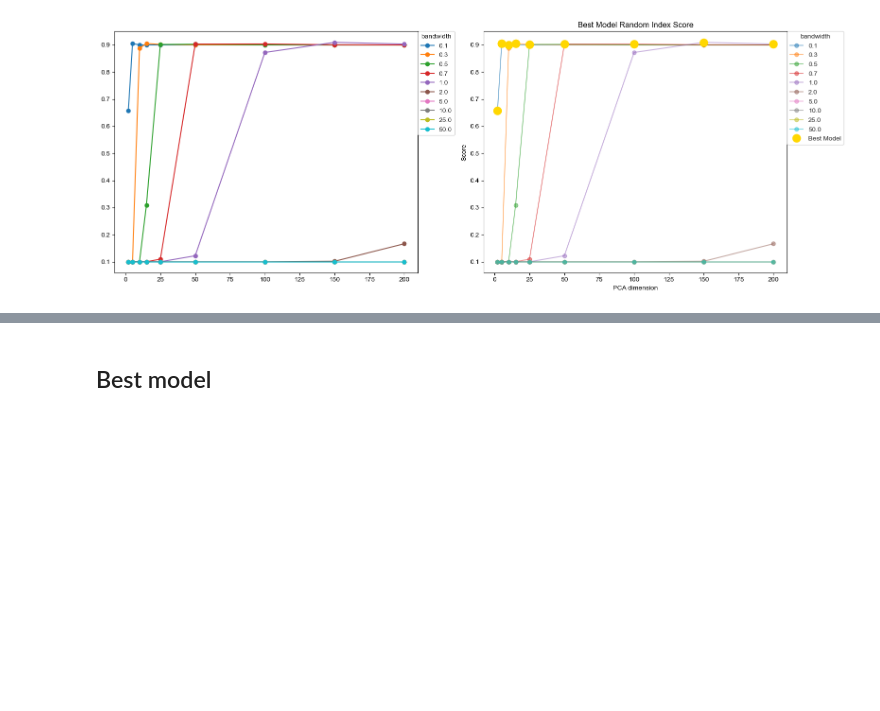
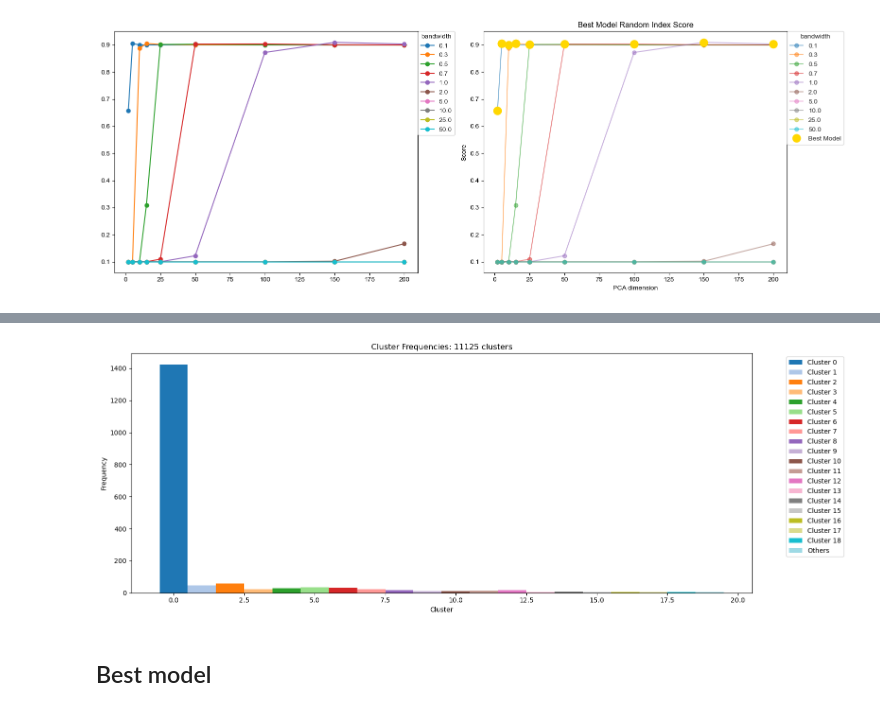
Before and after one commit to RuieX/clustering, a Jupyter notebook: src/notebooks/mean_shift.ipynb, the cells around one changed output, grey strips where cells are left out. Cells and saved outputs as stored; diff of their text form; code cells hidden in the pictures; blank space fills up the shorter version.

```diff
--- a/src/notebooks/mean_shift.ipynb
+++ b/src/notebooks/mean_shift.ipynb
@@ -201,3 +101,9 @@ mean_shift_evaluation.plot_time_with_highlight(save=True)
+# %%
+from src.models.clustering import plot_cluster_frequencies
+
+plot_cluster_frequencies(data=data, model_name=mean_shift_evaluation.model_name, best_model_info=mean_shift_evaluation.best_model())
+# %% [output]
+[figure, added]
 # %% [markdown]
 ## Best model
 # %%
```
Also changed, not shown: parts of 6 cells of this notebook, 5 other files.
